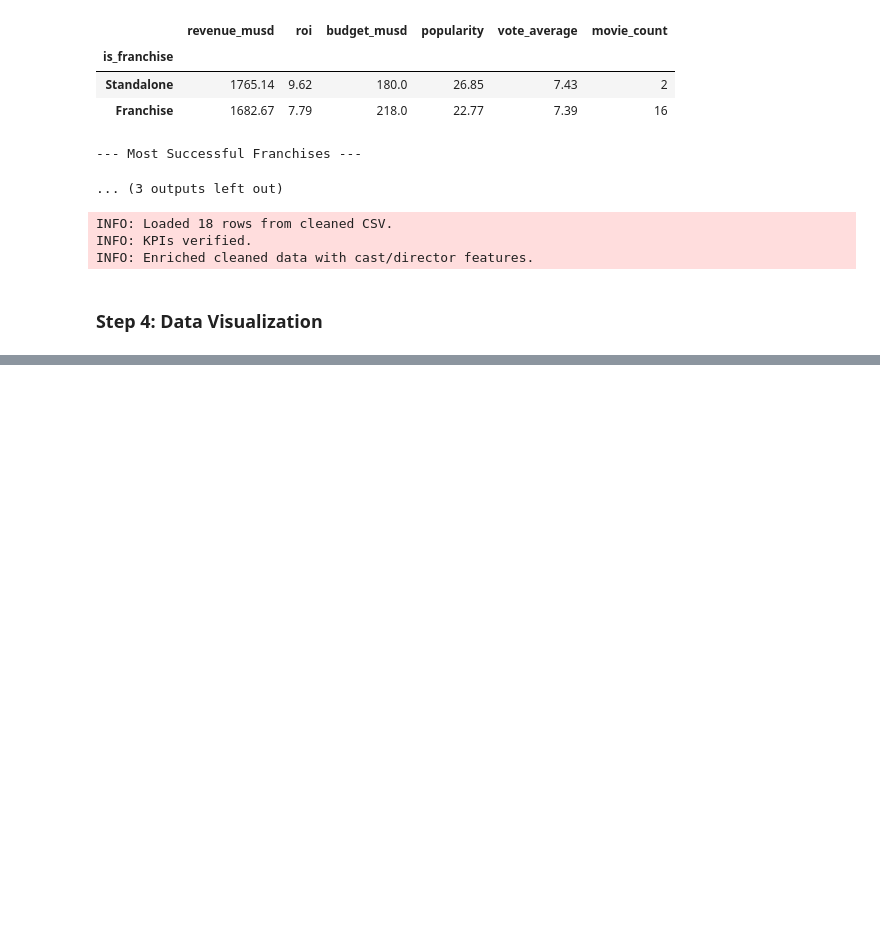
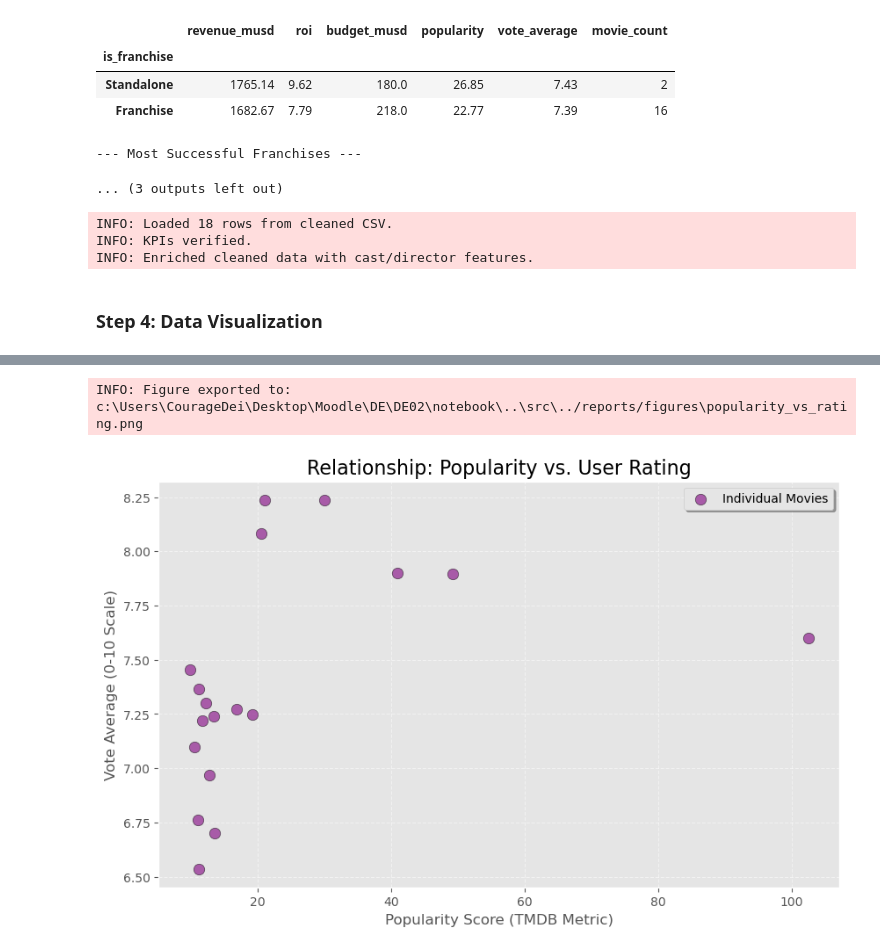
Before and after one commit to jill-break/DE02---TMDB-Movie-Data-Analysis, a Jupyter notebook: notebook/tmdb_pipeline.ipynb, the cells around one changed output, grey strips where cells are left out. Cells and saved outputs as stored; diff of their text form; code cells hidden in the pictures; blank space fills up the shorter version.

Commit message:
refactor: modularize tmdb pipeline with automated high-res reporting and kpi enrichment

```diff
--- a/notebook/tmdb_pipeline.ipynb
+++ b/notebook/tmdb_pipeline.ipynb
@@ -183,3 +185,9 @@ viz.plot_genre_roi()
+# %%
+# Popularity vs Rating
+viz.plot_popularity_vs_rating()
+# %% [output]
+INFO: Figure exported to: c:\Users\CourageDei\Desktop\Moodle\DE\DE02\notebook\..\src\../reports/figures\popularity_vs_rating.png
+[figure, added]
 # %%
 # yearly Trends
 viz.plot_yearly_trends()
```
Also changed, not shown: parts of 6 cells of this notebook, 14 other files.
